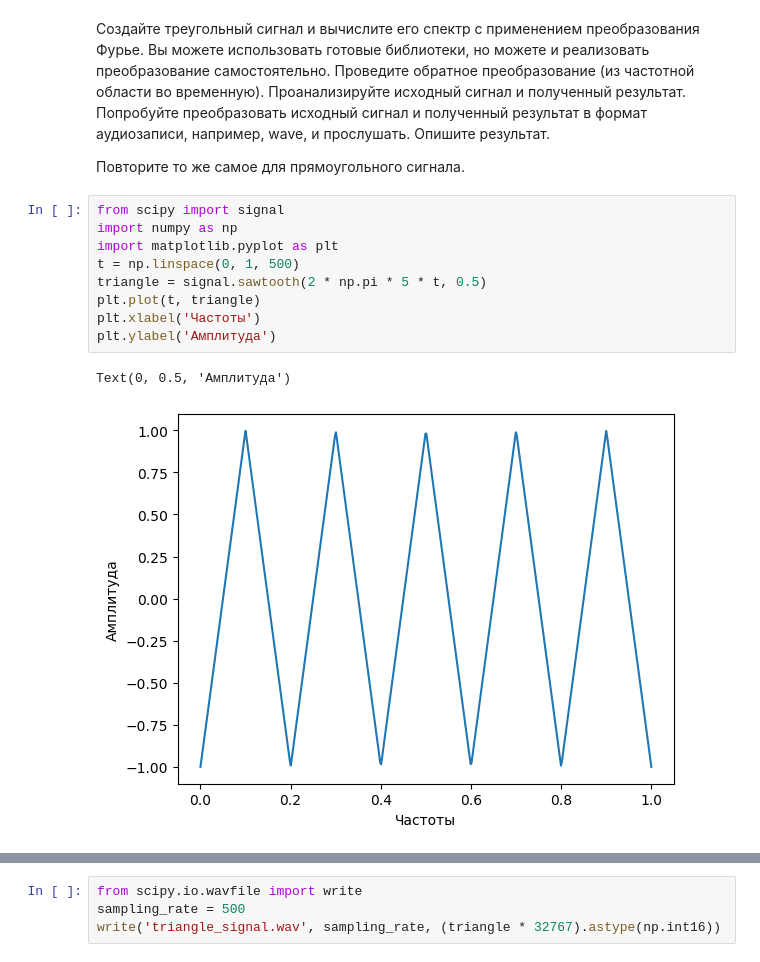
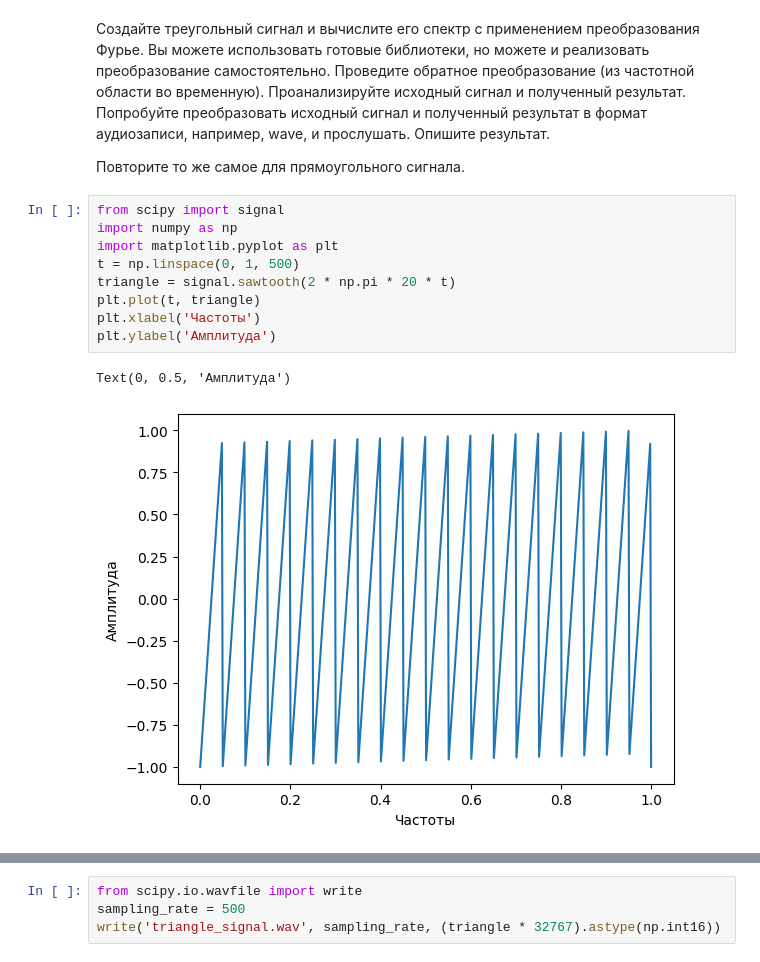
Before and after one commit to bitkyoto/shulz, a Jupyter notebook: Практическая 2.ipynb, the cells around one changed output, grey strips where cells are left out. Drawn from its saved outputs; the diff is of its cells as text.

```diff
--- a/Практическая 2.ipynb
+++ b/Практическая 2.ipynb
@@ -8,13 +8,13 @@
 # %%
 from scipy import signal
 import numpy as np
 import matplotlib.pyplot as plt
 t = np.linspace(0, 1, 500)
-triangle = signal.sawtooth(2 * np.pi * 5 * t, 0.5)
+triangle = signal.sawtooth(2 * np.pi * 20 * t)
 plt.plot(t, triangle)
 plt.xlabel('Частоты')
 plt.ylabel('Амплитуда')
 # %% [output]
 Text(0, 0.5, 'Амплитуда')
-[figure, old version]
+[figure, new version]
 # %%
```
Also changed, not shown: parts of 8 cells of this notebook, 1 other file.
